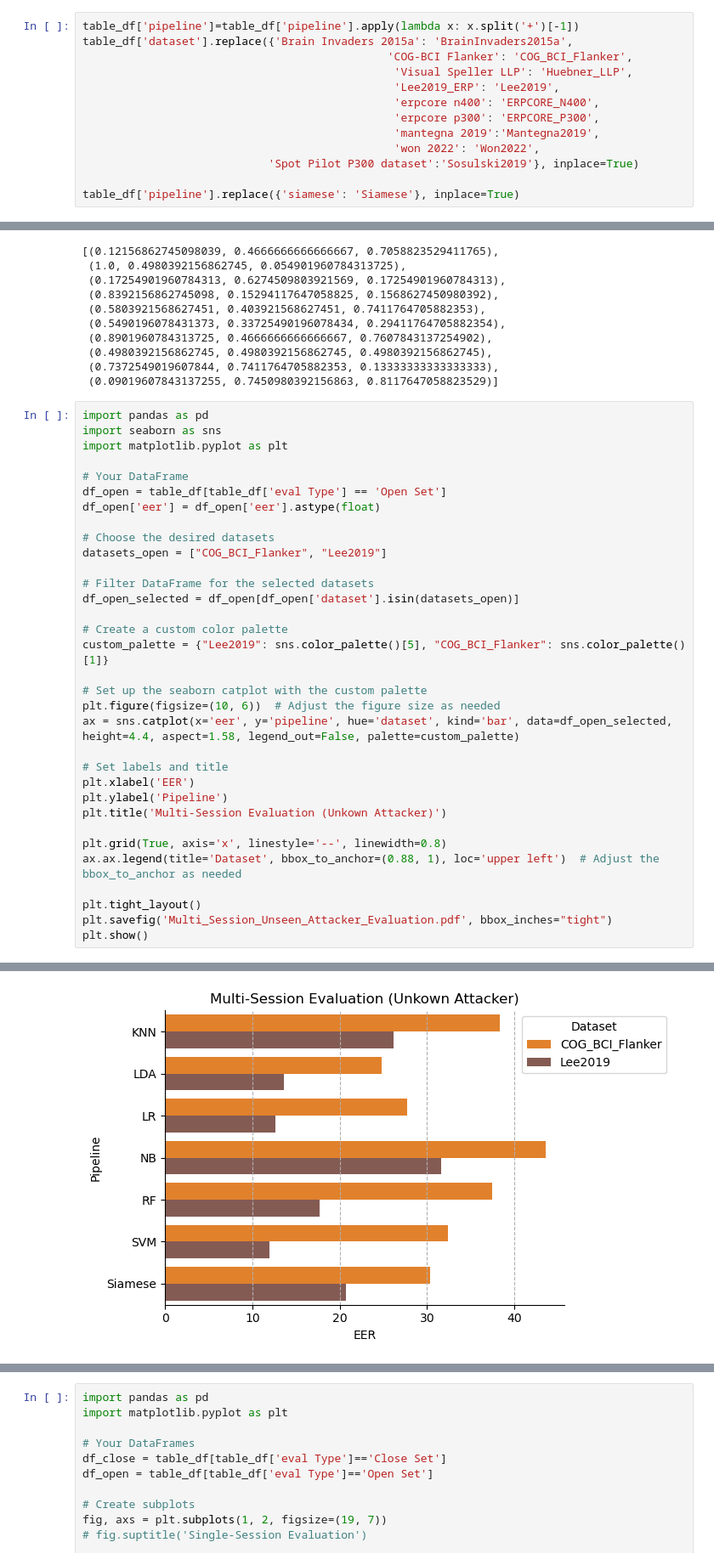
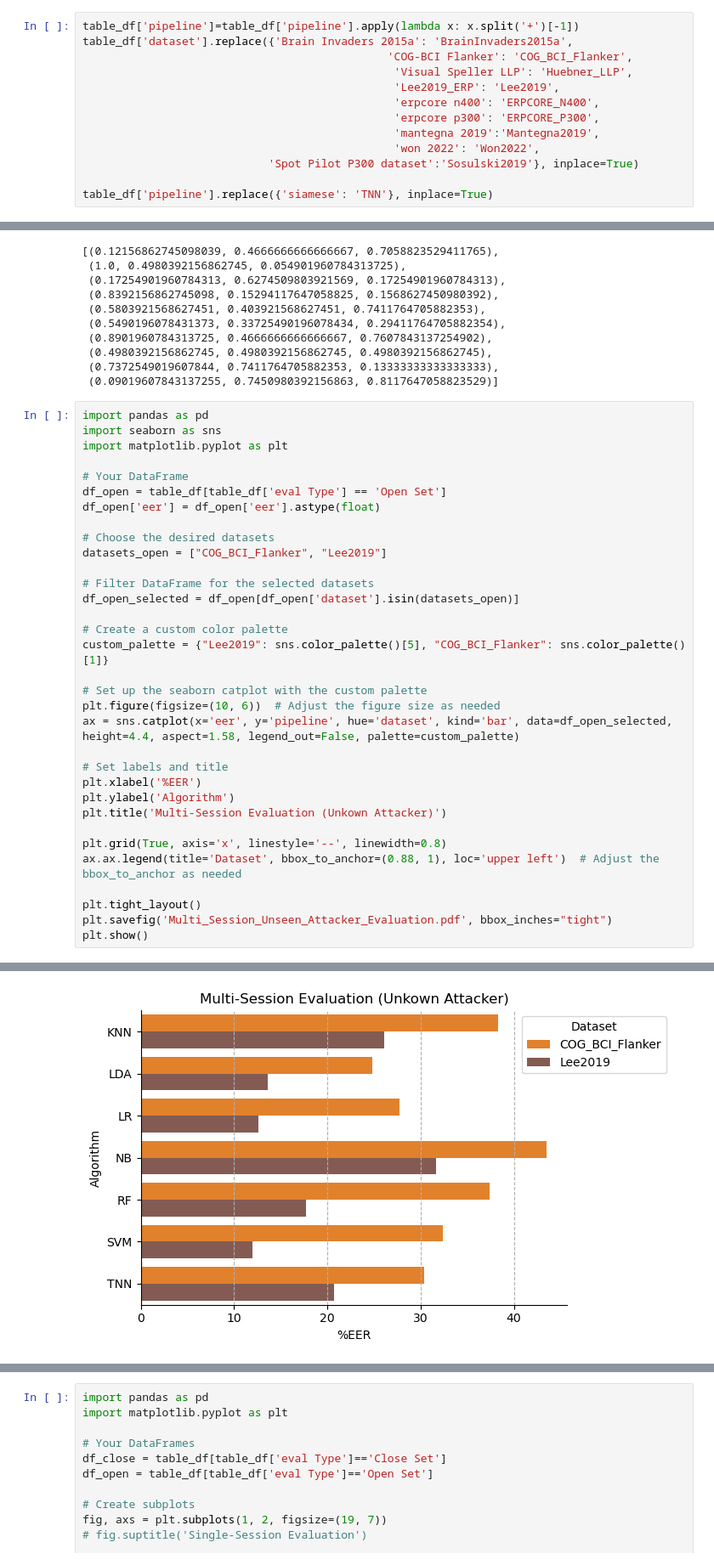
Before and after one commit to Avichaurasia/NeuroIDBench, a Jupyter notebook: Juypter_Notebooks/Multi_Session_Evaluation.ipynb, the cells around one changed output, grey strips where cells are left out. Shown at 85% size. Cells and saved outputs as stored; diff of their text form.

```diff
--- a/Juypter_Notebooks/Multi_Session_Evaluation.ipynb
+++ b/Juypter_Notebooks/Multi_Session_Evaluation.ipynb
@@ -100,7 +100,7 @@ table_df['dataset'].replace({'Brain Invaders 2015a': 'BrainInvaders2015a',
                                                'won 2022': 'Won2022',
                             'Spot Pilot P300 dataset':'Sosulski2019'}, inplace=True)
 
-table_df['pipeline'].replace({'siamese': 'Siamese'}, inplace=True)
+table_df['pipeline'].replace({'siamese': 'TNN'}, inplace=True)
 # %%
 open_set=table_df[table_df['eval Type']=='Open Set']
 # %%
@@ -302,36 +302,36 @@ import seaborn as sns
 import matplotlib.pyplot as plt
 
 # Your DataFrame
 df_open = table_df[table_df['eval Type'] == 'Open Set']
 df_open['eer'] = df_open['eer'].astype(float)
 
 # Choose the desired datasets
 datasets_open = ["COG_BCI_Flanker", "Lee2019"]
 
 # Filter DataFrame for the selected datasets
 df_open_selected = df_open[df_open['dataset'].isin(datasets_open)]
 
 # Create a custom color palette
 custom_palette = {"Lee2019": sns.color_palette()[5], "COG_BCI_Flanker": sns.color_palette()[1]}
 
 # Set up the seaborn catplot with the custom palette
 plt.figure(figsize=(10, 6))  # Adjust the figure size as needed
 ax = sns.catplot(x='eer', y='pipeline', hue='dataset', kind='bar', data=df_open_selected, height=4.4, aspect=1.58, legend_out=False, palette=custom_palette)
 
 # Set labels and title
-plt.xlabel('EER')
-plt.ylabel('Pipeline')
+plt.xlabel('%EER')
+plt.ylabel('Algorithm')
 plt.title('Multi-Session Evaluation (Unkown Attacker)')
 
 plt.grid(True, axis='x', linestyle='--', linewidth=0.8)
 ax.ax.legend(title='Dataset', bbox_to_anchor=(0.88, 1), loc='upper left')  # Adjust the bbox_to_anchor as needed
 
 plt.tight_layout()
 plt.savefig('Multi_Session_Unseen_Attacker_Evaluation.pdf', bbox_inches="tight")
 plt.show()
 # %% [output]
 <Figure size 1000x600 with 0 Axes>
-[figure, old version]
+[figure, new version]
 # %%
 import pandas as pd
 import matplotlib.pyplot as plt
```
Also changed, not shown: parts of 5 cells of this notebook, 11 other files.
